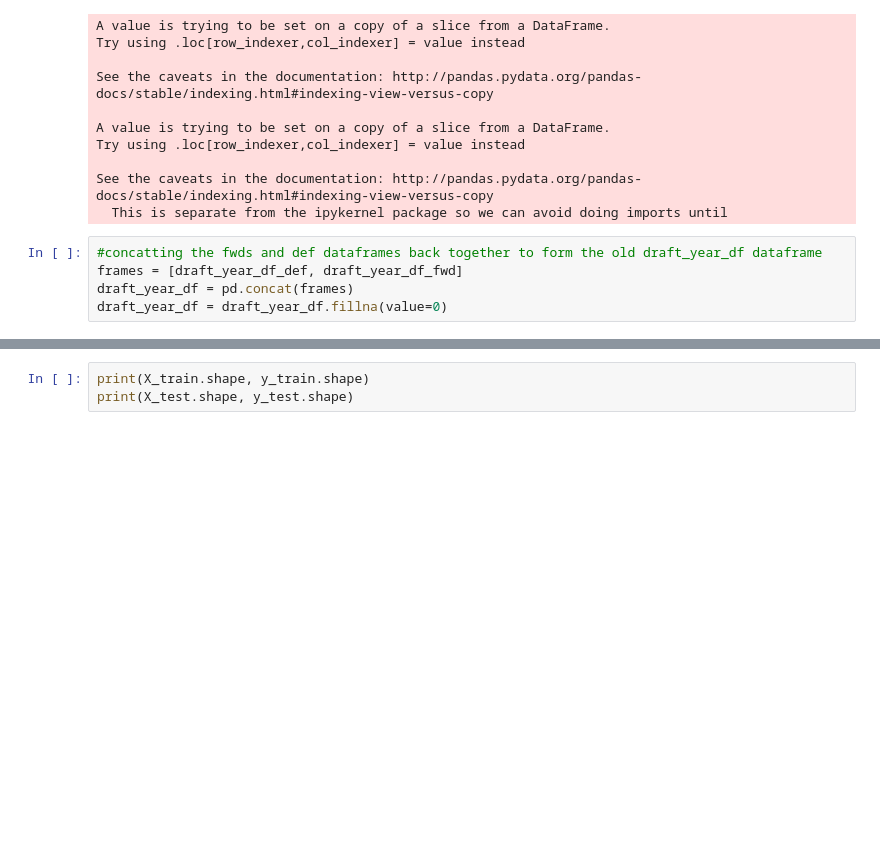
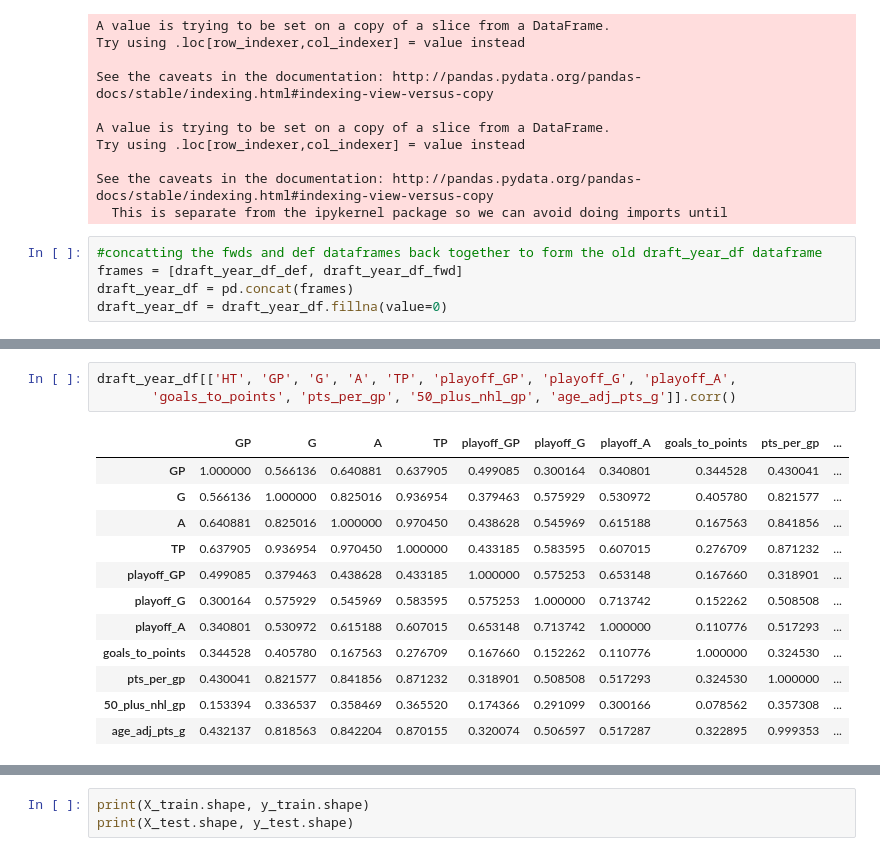
Before and after one commit to Schmoegurt/prospectmodel, a Jupyter notebook: Prospect Model.ipynb, the cells around one changed output, grey strips where cells are left out. Drawn from its saved outputs; the diff is of its cells as text; blank space fills up the shorter version.

```diff
--- a/Prospect Model.ipynb
+++ b/Prospect Model.ipynb
@@ -182,0 +220,16 @@ draft_year_df['nhl_pts_per_gp'] = draft_year_df['nhl_G'] / draft_year_df['nhl_GP
+# %%
+draft_year_df[['HT', 'GP', 'G', 'A', 'TP', 'playoff_GP', 'playoff_G', 'playoff_A',
+       'goals_to_points', 'pts_per_gp', '50_plus_nhl_gp', 'age_adj_pts_g']].corr()
+# %% [output]
+|  | GP | G | A | TP | playoff_GP | playoff_G | playoff_A | goals_to_points | pts_per_gp | ... |
+| GP | 1.000000 | 0.566136 | 0.640881 | 0.637905 | 0.499085 | 0.300164 | 0.340801 | 0.344528 | 0.430041 | ... |
+| G | 0.566136 | 1.000000 | 0.825016 | 0.936954 | 0.379463 | 0.575929 | 0.530972 | 0.405780 | 0.821577 | ... |
+| A | 0.640881 | 0.825016 | 1.000000 | 0.970450 | 0.438628 | 0.545969 | 0.615188 | 0.167563 | 0.841856 | ... |
+| TP | 0.637905 | 0.936954 | 0.970450 | 1.000000 | 0.433185 | 0.583595 | 0.607015 | 0.276709 | 0.871232 | ... |
+| playoff_GP | 0.499085 | 0.379463 | 0.438628 | 0.433185 | 1.000000 | 0.575253 | 0.653148 | 0.167660 | 0.318901 | ... |
+| playoff_G | 0.300164 | 0.575929 | 0.545969 | 0.583595 | 0.575253 | 1.000000 | 0.713742 | 0.152262 | 0.508508 | ... |
+| playoff_A | 0.340801 | 0.530972 | 0.615188 | 0.607015 | 0.653148 | 0.713742 | 1.000000 | 0.110776 | 0.517293 | ... |
+| goals_to_points | 0.344528 | 0.405780 | 0.167563 | 0.276709 | 0.167660 | 0.152262 | 0.110776 | 1.000000 | 0.324530 | ... |
+| pts_per_gp | 0.430041 | 0.821577 | 0.841856 | 0.871232 | 0.318901 | 0.508508 | 0.517293 | 0.324530 | 1.000000 | ... |
+| 50_plus_nhl_gp | 0.153394 | 0.336537 | 0.358469 | 0.365520 | 0.174366 | 0.291099 | 0.300166 | 0.078562 | 0.357308 | ... |
+| age_adj_pts_g | 0.432137 | 0.818563 | 0.842204 | 0.870155 | 0.320074 | 0.506597 | 0.517287 | 0.322895 | 0.999353 | ... |
```
Also changed, not shown: parts of 10 cells of this notebook.
